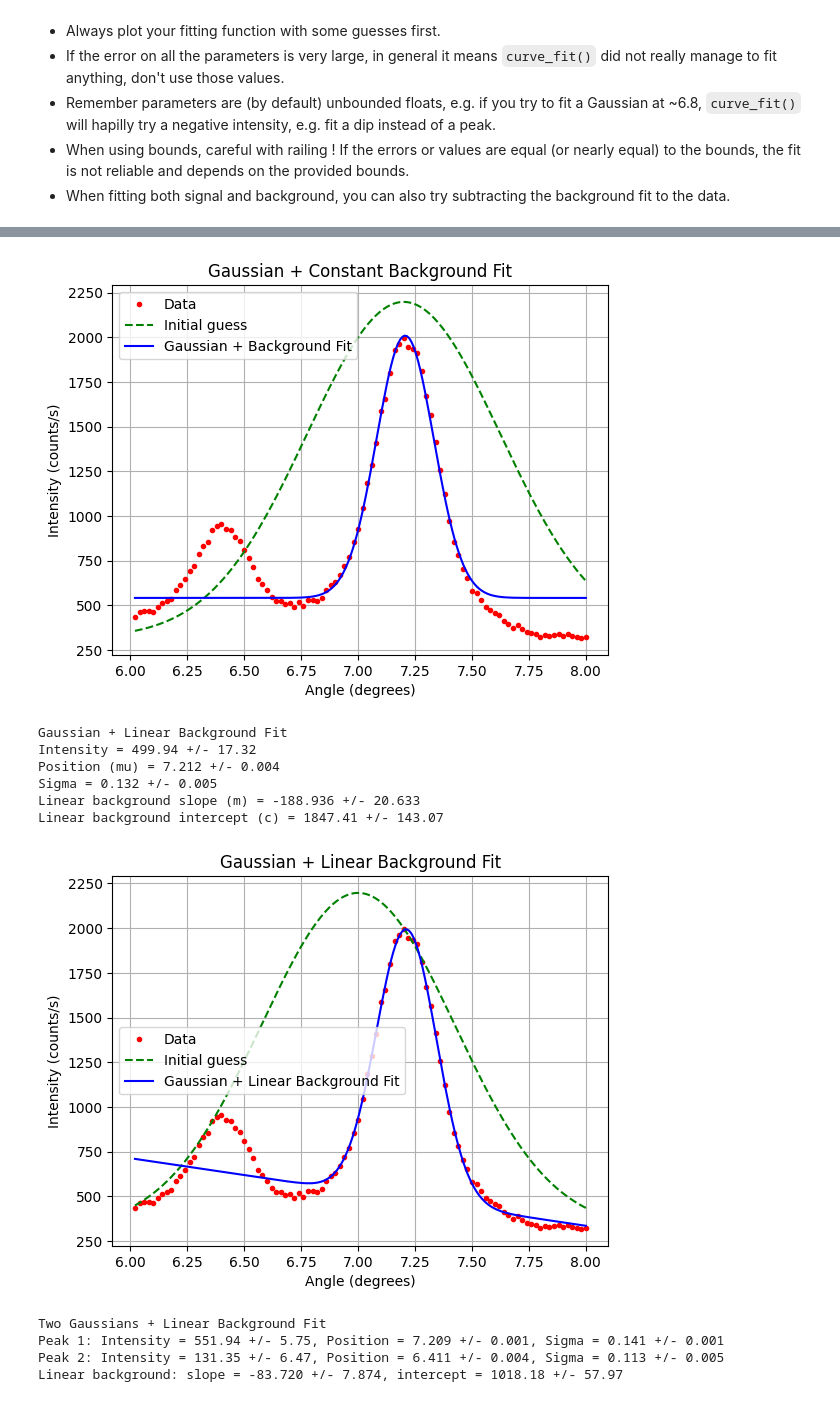
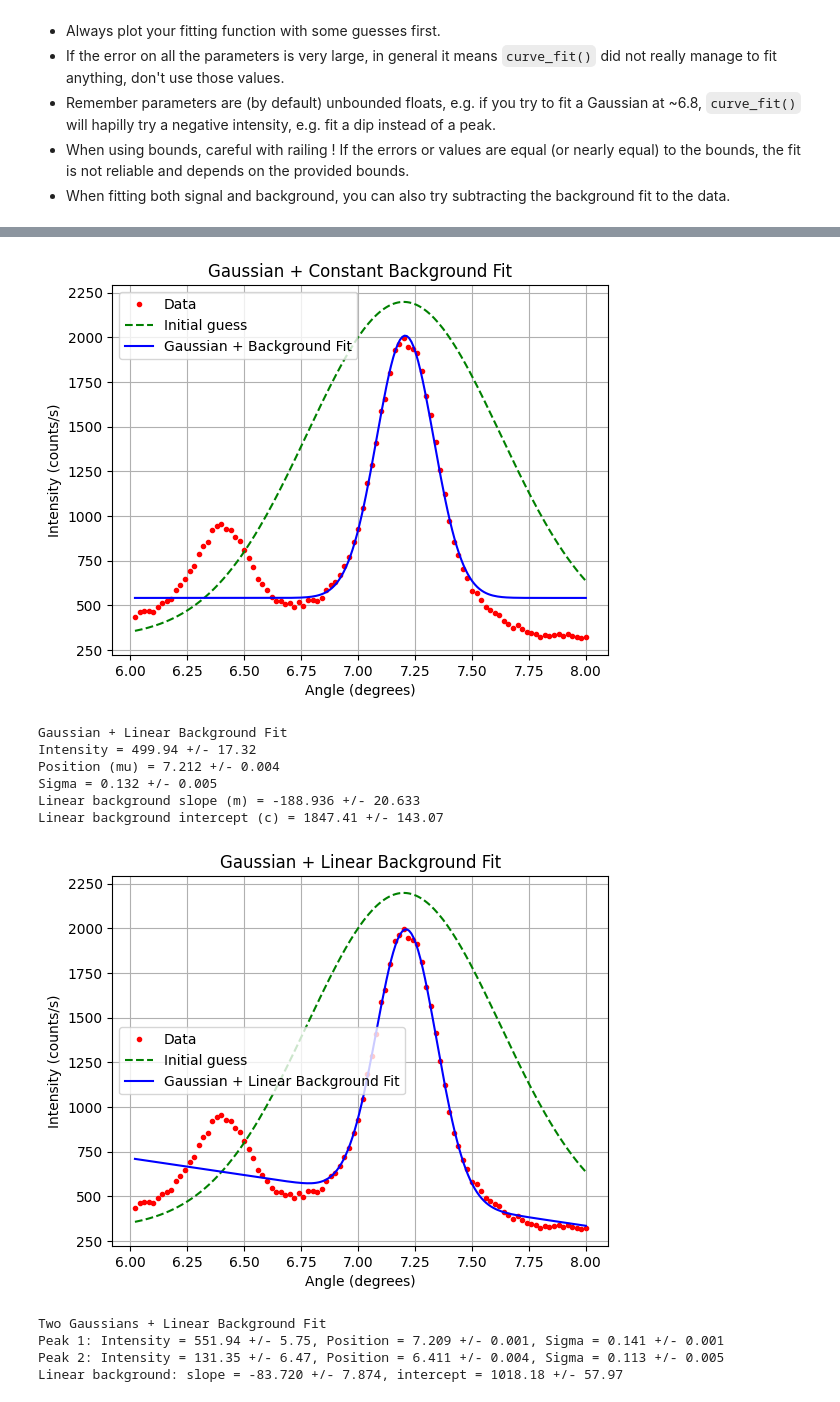
Before and after one commit to PX2145-2025/week-4-b-Brina-Jas, a Jupyter notebook: Curvefit.ipynb, the cells around one changed output, grey strips where cells are left out. Saved outputs shown, nothing was run; the diff lists cells and outputs as text; code cells hidden in the pictures.

```diff
--- a/Curvefit.ipynb
+++ b/Curvefit.ipynb
@@ -395,7 +395,7 @@ plt.show()
 def Gau_linear_bg(x, intensity, mu, sigma, m, c):
     return Gau(x, intensity, mu, sigma) + (m*x + c)
 
-p_guess_lin = [2000, 7.0, 1.0/2.355, 0, bckg_guess]
+p_guess_lin = [2000, 7.2, 1.0/2.355, 0, bckg_guess]
 
 popt_lin, pcov_lin = curve_fit(
     Gau_linear_bg, angles_selected, counts_selected,
@@ -456,34 +456,34 @@ print(f"Linear background: slope = {m_fit:.3f} +/- {errors[6]:.3f}, intercept =
 y_fit_two = two_Gauss_linear_bg(x_plot, *popt_two)
 
 # plotting two gaussians and linear background fit
 plt.plot(angles_selected, counts_selected, 'r.', label='Data')
 plt.plot(x_plot, y_fit_two, 'b-', label='Two Gaussians + Linear Background Fit')
 plt.xlabel('Angle (degrees)')
 plt.ylabel('Intensity (counts/s)')
 plt.title('Two Peaks Fit with Linear Background')
 plt.legend()
 plt.grid()
 plt.show()
 # %% [output]
 [figure]
 Gaussian Fit:
 Intensity = 1663.11 +/- 104.16
 Position (mu) = 7.059 +/- 0.039
 Sigma = 0.572 +/- 0.045
 [figure]
 Gaussian + Constant Background Fit
 Intensity = 461.73 +/- 21.98
 Position (mu) = 7.207 +/- 0.006
 Sigma = 0.126 +/- 0.006
 Background = 542.08 +/- 19.02
 [figure]
 Gaussian + Linear Background Fit
 Intensity = 499.94 +/- 17.32
 Position (mu) = 7.212 +/- 0.004
 Sigma = 0.132 +/- 0.005
 Linear background slope (m) = -188.936 +/- 20.633
 Linear background intercept (c) = 1847.41 +/- 143.07
-[figure, old version]
+[figure, new version]
 Two Gaussians + Linear Background Fit
 Peak 1: Intensity = 551.94 +/- 5.75, Position = 7.209 +/- 0.001, Sigma = 0.141 +/- 0.001
 Peak 2: Intensity = 131.35 +/- 6.47, Position = 6.411 +/- 0.004, Sigma = 0.113 +/- 0.005
```
